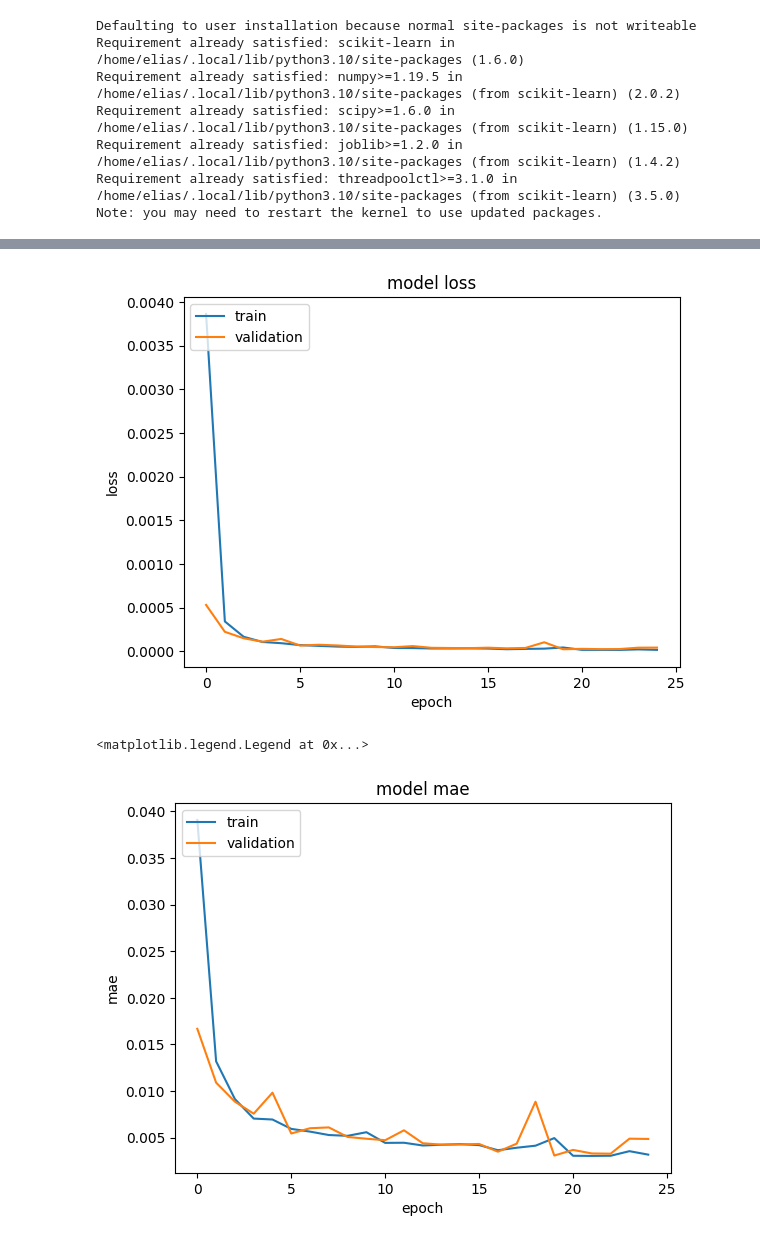
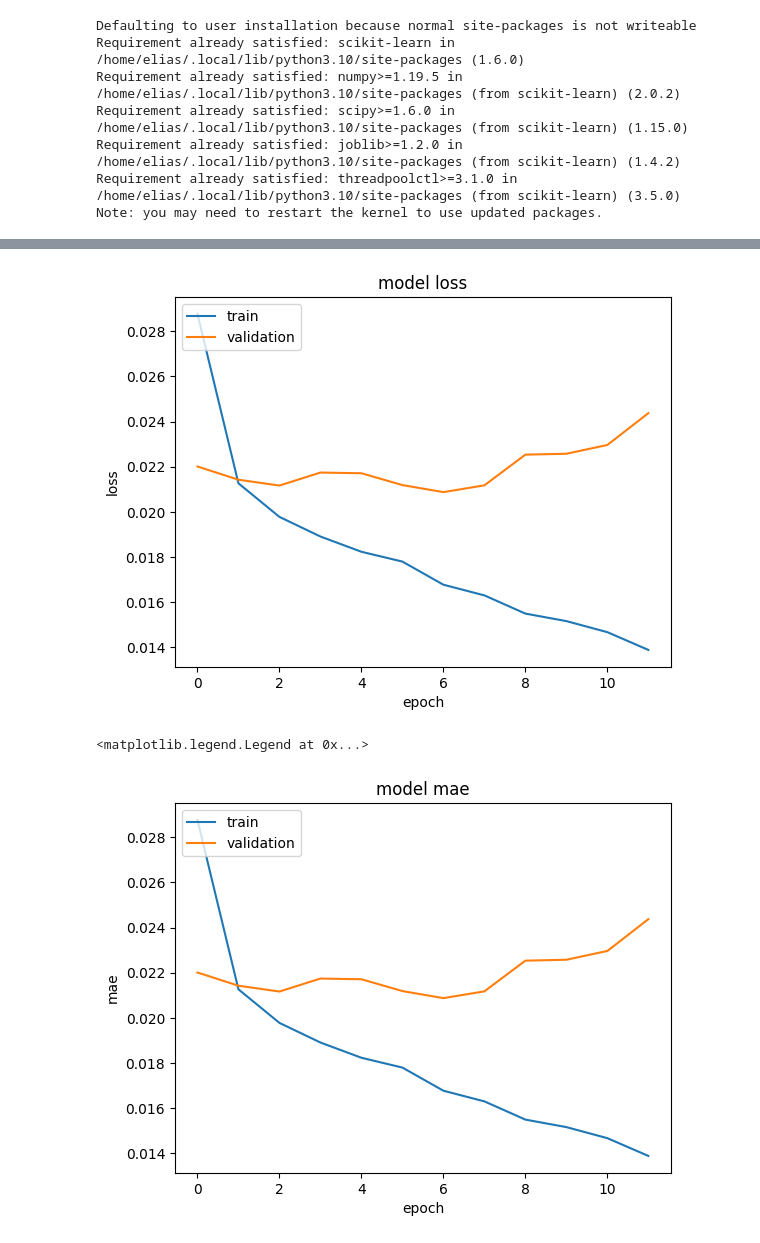
Before and after one commit to Lesekater/HAW-KI-Praktika, a Jupyter notebook: Basic.ipynb, the cells around one changed output, grey strips where cells are left out. Saved outputs shown, nothing was run; the diff lists cells and outputs as text; code cells hidden in the pictures.

```diff
--- a/Basic.ipynb
+++ b/Basic.ipynb
@@ -20,7 +20,7 @@ from os import listdir
 from os.path import isfile, join
 import numpy as np
 
-training_path = "./training_data/2025-01-09/"
+training_path = "./training_data/2025-01-09-8/"
 
 onlyfiles = [f for f in listdir(training_path) if isfile(join(training_path, f))]
 
@@ -33,9 +33,20 @@ for file in onlyfiles:
         # print("move:" + str(d["move"]))
         # print("score:" + str(d["score"]))
 
-    matrices.append(d["move"])
+        matrices.append(d["move"])
 
 matrices = np.array(matrices)
+
+matrix_values = np.zeros(len(matrices))
+
+for i, file in enumerate(onlyfiles):
+    with open(training_path+file) as f:
+        d = json.load(f)
+
+        # print("move:" + str(d["move"]))
+        # print("score:" + str(d["score"]))
+
+        matrix_values[i] = d["score"]
 # %%
 matrice_len = len(matrices[0])
 matrice_height = len(matrices[0][0])
@@ -165,9 +176,14 @@ plt.show()
 # %%
-model= Sequential()
+from keras import regularizers
+
+model = Sequential()
 model.add(Flatten(input_shape=(matrice_len, matrice_height)))
-model.add(Dense(128,activation='relu'))
-model.add(Dense(64,activation='relu'))
-model.add(Dense(64,activation='relu'))
-model.add(Dense(1,activation='sigmoid'))
+# model.add(Dense(128, activation='relu', kernel_regularizer=regularizers.l2(0.001)))
+# model.add(Dense(64, activation='relu', kernel_regularizer=regularizers.l2(0.0005)))
+# model.add(Dense(64, activation='relu', kernel_regularizer=regularizers.l2(0.0001)))
+model.add(Dense(256, activation='relu'))
+model.add(Dense(128, activation='relu'))
+model.add(Dense(128, activation='relu'))
+model.add(Dense(1, activation='sigmoid'))
 model.summary()
 # %% [output]
@@ -204,7 +220,8 @@ from sklearn.model_selection import train_test_split
 X_train, X_test, y_train, y_test = train_test_split(matrices, labels, test_size=0.2, random_state=42)
 # %%
 from tensorflow.keras.callbacks import EarlyStopping
-model.compile(loss='mse', optimizer='adam', metrics=['mae'])
+# model.compile(loss='mse', optimizer='adam', metrics=['mae'])
+model.compile(loss='mse', optimizer='adam', metrics=['mean_squared_error'])
 
 early_stopping = EarlyStopping(monitor='val_loss', patience=5)
 
@@ -241,18 +258,20 @@ plt.xlabel('epoch')
 plt.legend(['train', 'validation'], loc='upper left')
 plt.show()
 # %% [output]
-[figure, old version]
+[figure, new version]
 # %%
-plt.plot(history.history['mae'])
-plt.plot(history.history['val_mae'])
+# plt.plot(history.history['mae'])
+plt.plot(history.history['mean_squared_error'])
+# plt.plot(history.history['val_mae'])
+plt.plot(history.history['val_mean_squared_error'])
 
 plt.title('model mae')
 plt.ylabel('mae')
 plt.xlabel('epoch')
 plt.legend(['train', 'validation'], loc='upper left')
 # %% [output]
 <matplotlib.legend.Legend at 0x...>
-[figure, old version]
+[figure, new version]
 # %%
 y_test.shape
 # %% [output]
```
Also changed, not shown: parts of 9 cells of this notebook, 2 other files.
